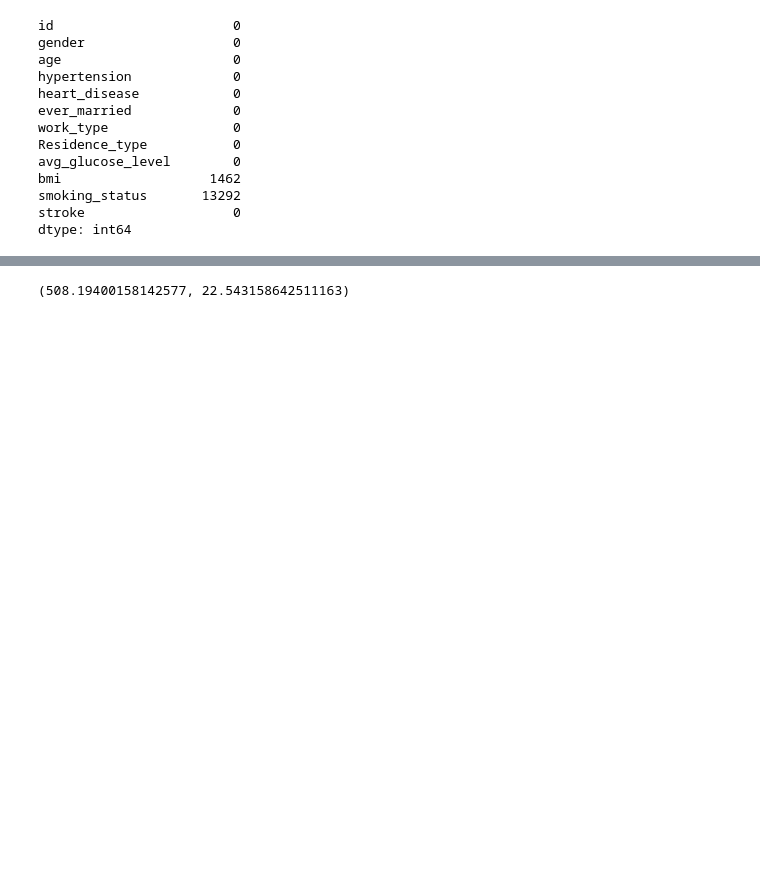
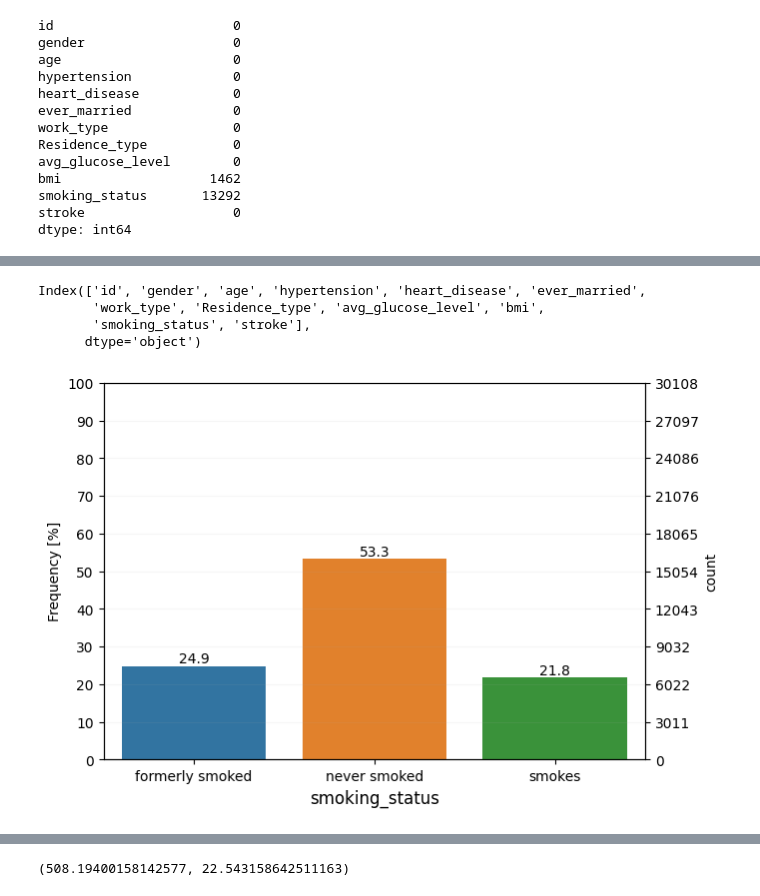
Before and after one commit to Pranabm1987/Avighna, a Jupyter notebook: Ascend_Pro_Assessment_ML_Basics_31_01_2021.ipynb, the cells around one changed output, grey strips where cells are left out. Drawn from its saved outputs; the diff is of its cells as text; code cells hidden in the pictures; blank space fills up the shorter version.

```diff
--- a/Ascend_Pro_Assessment_ML_Basics_31_01_2021.ipynb
+++ b/Ascend_Pro_Assessment_ML_Basics_31_01_2021.ipynb
@@ -171,0 +244,11 @@ Y_train['age'].mean()
+# %%
+Y_train.columns
+# %% [output]
+Index(['id', 'gender', 'age', 'hypertension', 'heart_disease', 'ever_married',
+       'work_type', 'Residence_type', 'avg_glucose_level', 'bmi',
+       'smoking_status', 'stroke'],
+      dtype='object')
+# %%
+EDA_category(Y_train, ['smoking_status'])
+# %% [output]
+[figure, added]
```
Also changed, not shown: parts of 92 cells of this notebook.
